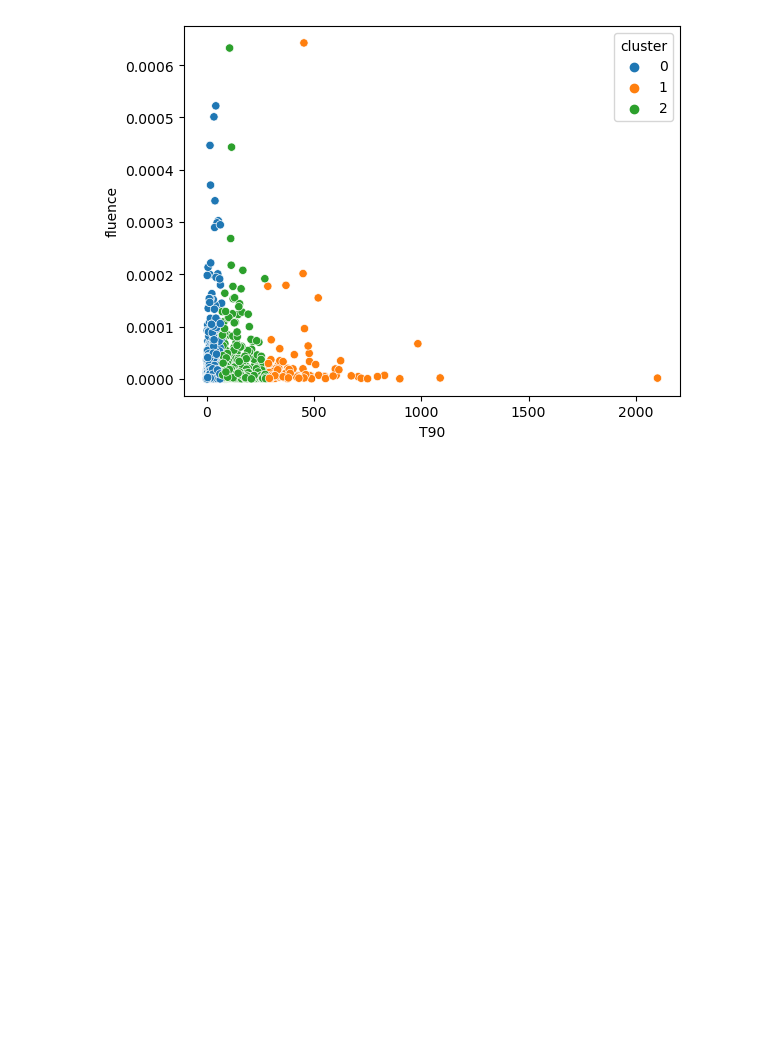
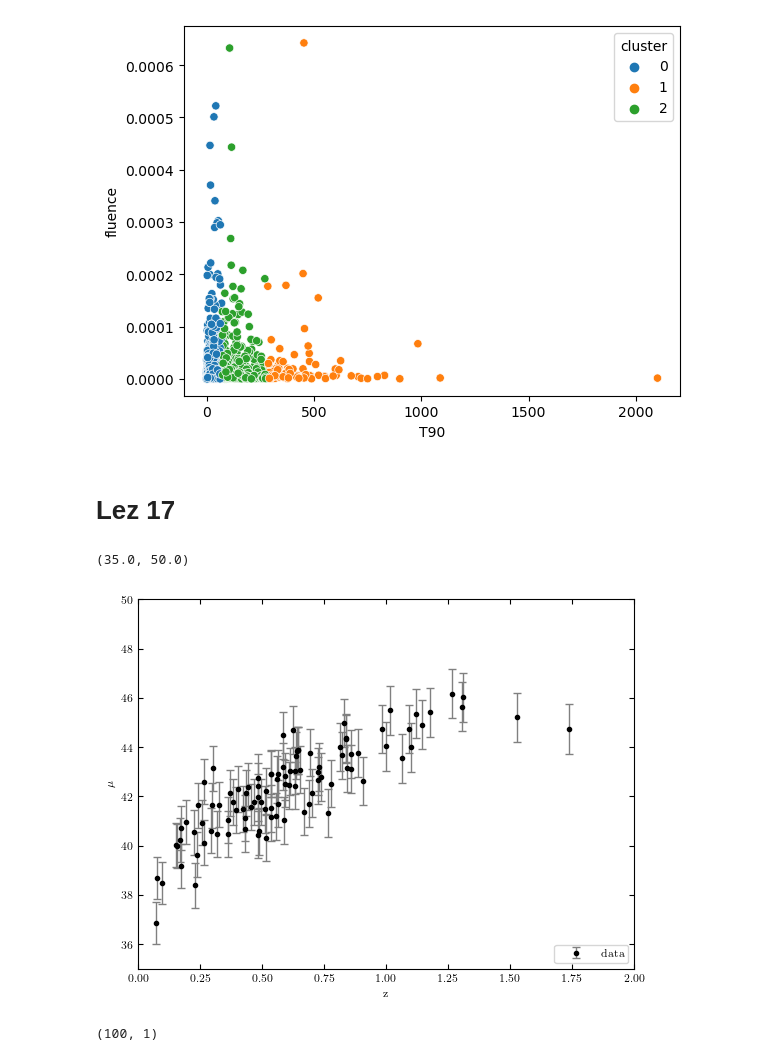
Before and after one commit to zavidos/astrostatistics_bicocca_2023, a Jupyter notebook: AstroStatsCoding.ipynb, the cells around one changed output. Cells and saved outputs as stored; diff of their text form; code cells hidden in the pictures; blank space fills up the shorter version.

```diff
--- a/AstroStatsCoding.ipynb
+++ b/AstroStatsCoding.ipynb
@@ -572,3 +572,22 @@ sns.scatterplot(x=df_nored['T90'].astype(float),y=df_nored['fluence'].astype(flo
 # %% [output]
 <Axes: xlabel='T90', ylabel='fluence'>
 [figure]
+# %% [markdown]
+# Lez 17
+# %%
+from astroML.datasets import generate_mu_z
+z_sample, mu_sample, dmu = generate_mu_z(100, random_state=1234)
+# %%
+plt.errorbar(z_sample, mu_sample, dmu, fmt='.k', ecolor='gray', lw=1,label='data')
+plt.xlabel("z")
+plt.ylabel("$\mu$")
+plt.legend(loc='lower right')
+plt.xlim(0,2)
+plt.ylim(35,50)
+# %% [output]
+(35.0, 50.0)
+[figure, added]
+# %%
+z_sample.reshape(-1,1).shape
+# %% [output]
+(100, 1)
```
Also changed, not shown: parts of 19 cells of this notebook, 2 other files.
